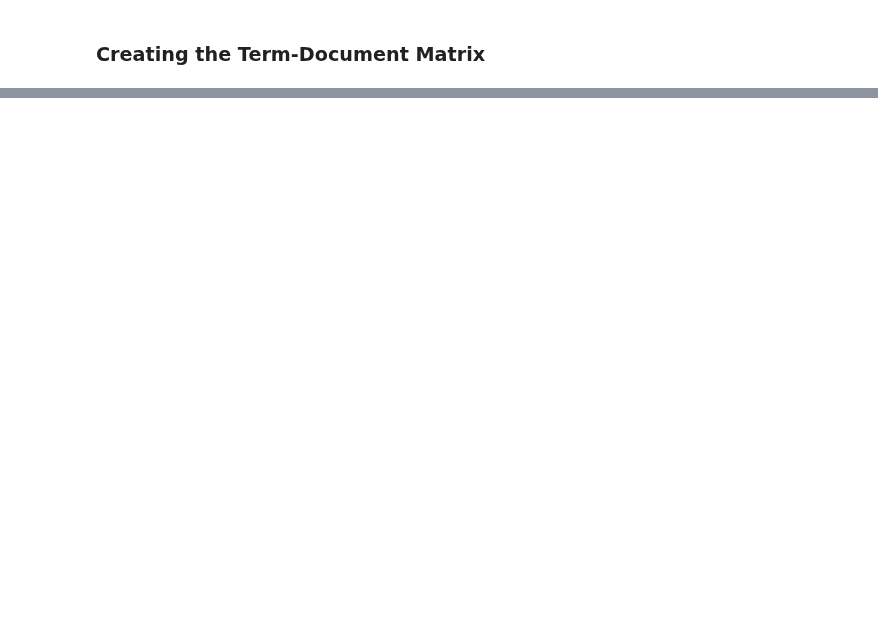
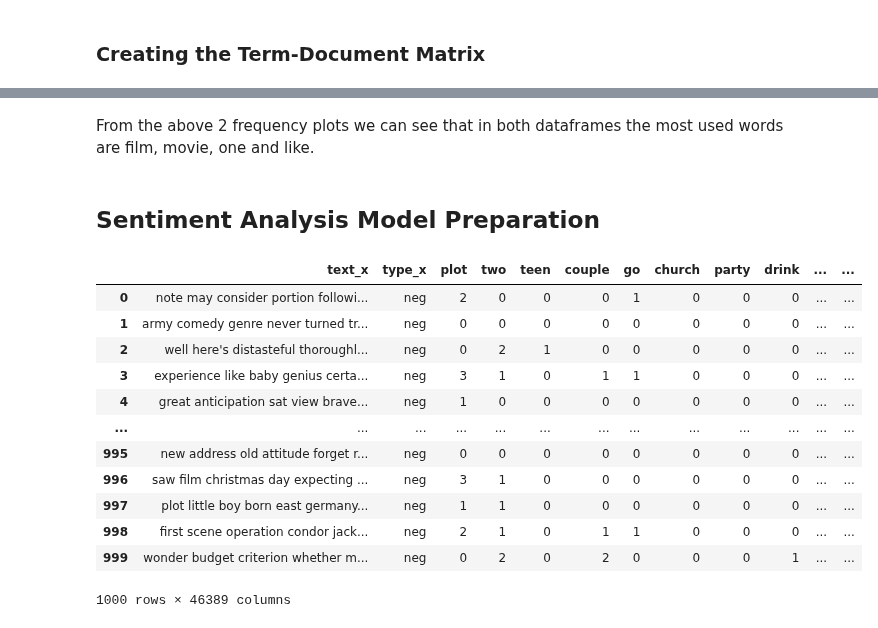
Before and after one commit to ktxdev/AIM-5001, a Jupyter notebook: M12/Assn/2. Code/S_Huvaya_M12_assn.ipynb, the cells around one changed output, grey strips where cells are left out. Saved outputs shown, nothing was run; the diff lists cells and outputs as text; code cells hidden in the pictures; blank space fills up the shorter version.

```diff
--- a/M12/Assn/2. Code/S_Huvaya_M12_assn.ipynb
+++ b/M12/Assn/2. Code/S_Huvaya_M12_assn.ipynb
@@ -88,0 +136,8 @@ TypeError: unhashable type: 'list'
+# %%
+from nltk import FreqDist
+
+positive_reviews = term_document_matrix_df[term_document_matrix_df['type_x'] == "pos"]
+
+pos_words = [word for review in positive_reviews['text_x'].str.split() for word in review]
+pos_word_freq = FreqDist(pos_words)
+pos_word_freq.plot(30, cumulative=False)
@@ -88,0 +156,24 @@ TypeError: unhashable type: 'list'
+# %% [markdown]
+From the above 2 frequency plots we can see that in both dataframes the most used words are film, movie, one and like.
+# %% [markdown]
+## Sentiment Analysis Model Preparation
+# %%
+from random import shuffle
+train_sample_size = int(len(positive_reviews) * 0.75)
+
+positive_reviews.sample(frac=1).reset_index(drop=True)
+negative_reviews.sample(frac=1).reset_index(drop=True)
+# %% [output]
+|  | text_x | type_x | plot | two | teen | couple | go | church | party | drink | ... | ... |
+| 0 | note may consider portion followi... | neg | 2 | 0 | 0 | 0 | 1 | 0 | 0 | 0 | ... | ... |
+| 1 | army comedy genre never turned tr... | neg | 0 | 0 | 0 | 0 | 0 | 0 | 0 | 0 | ... | ... |
+| 2 | well here's distasteful thoroughl... | neg | 0 | 2 | 1 | 0 | 0 | 0 | 0 | 0 | ... | ... |
+| 3 | experience like baby genius certa... | neg | 3 | 1 | 0 | 1 | 1 | 0 | 0 | 0 | ... | ... |
+| 4 | great anticipation sat view brave... | neg | 1 | 0 | 0 | 0 | 0 | 0 | 0 | 0 | ... | ... |
+| ... | ... | ... | ... | ... | ... | ... | ... | ... | ... | ... | ... | ... |
+| 995 | new address old attitude forget r... | neg | 0 | 0 | 0 | 0 | 0 | 0 | 0 | 0 | ... | ... |
+| 996 | saw film christmas day expecting ... | neg | 3 | 1 | 0 | 0 | 0 | 0 | 0 | 0 | ... | ... |
+| 997 | plot little boy born east germany... | neg | 1 | 1 | 0 | 0 | 0 | 0 | 0 | 0 | ... | ... |
+| 998 | first scene operation condor jack... | neg | 2 | 1 | 0 | 1 | 1 | 0 | 0 | 0 | ... | ... |
+| 999 | wonder budget criterion whether m... | neg | 0 | 2 | 0 | 2 | 0 | 0 | 0 | 1 | ... | ... |
+1000 rows × 46389 columns
```
Also changed, not shown: parts of 12 cells of this notebook, 1 other file.
